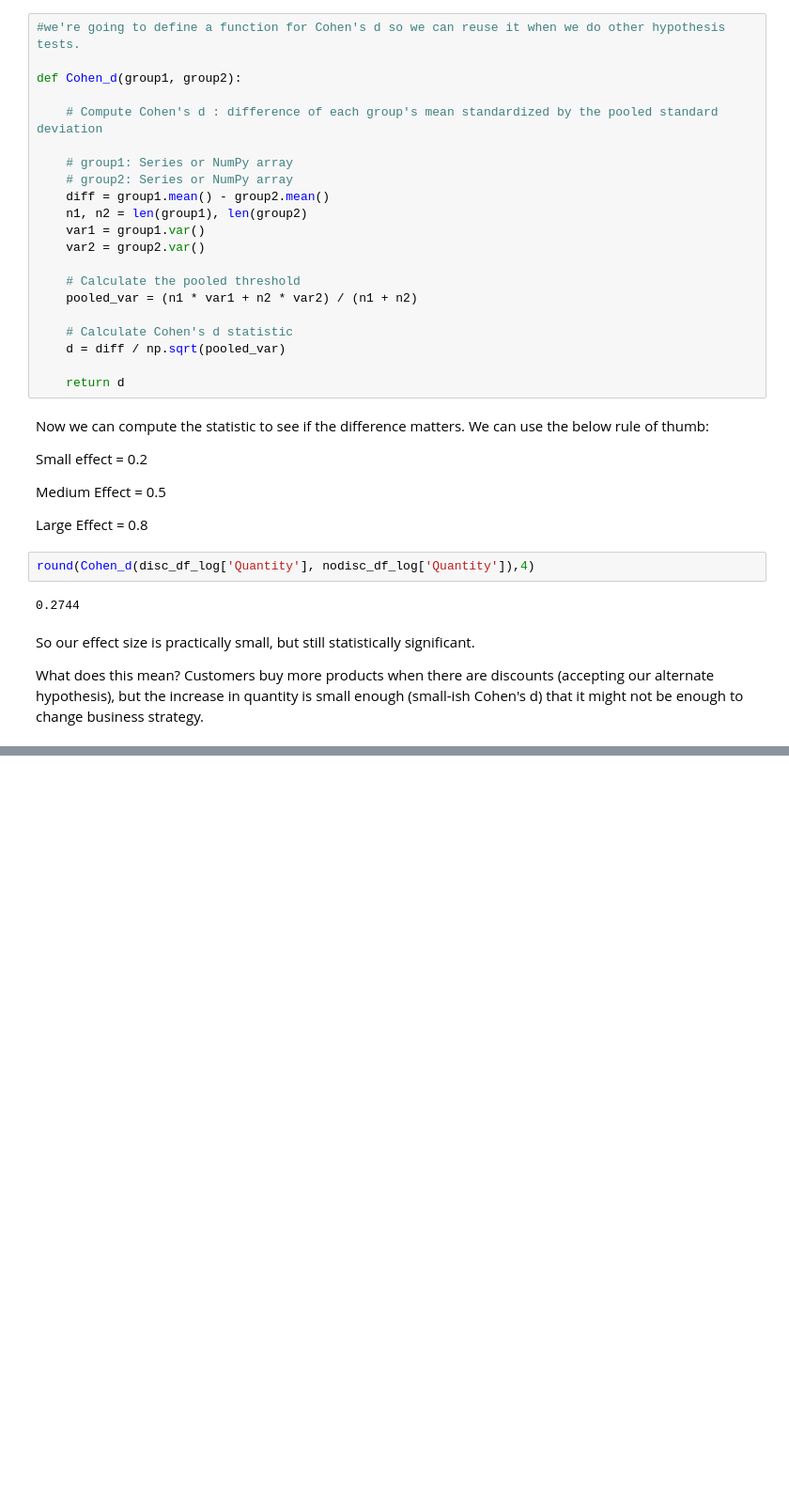
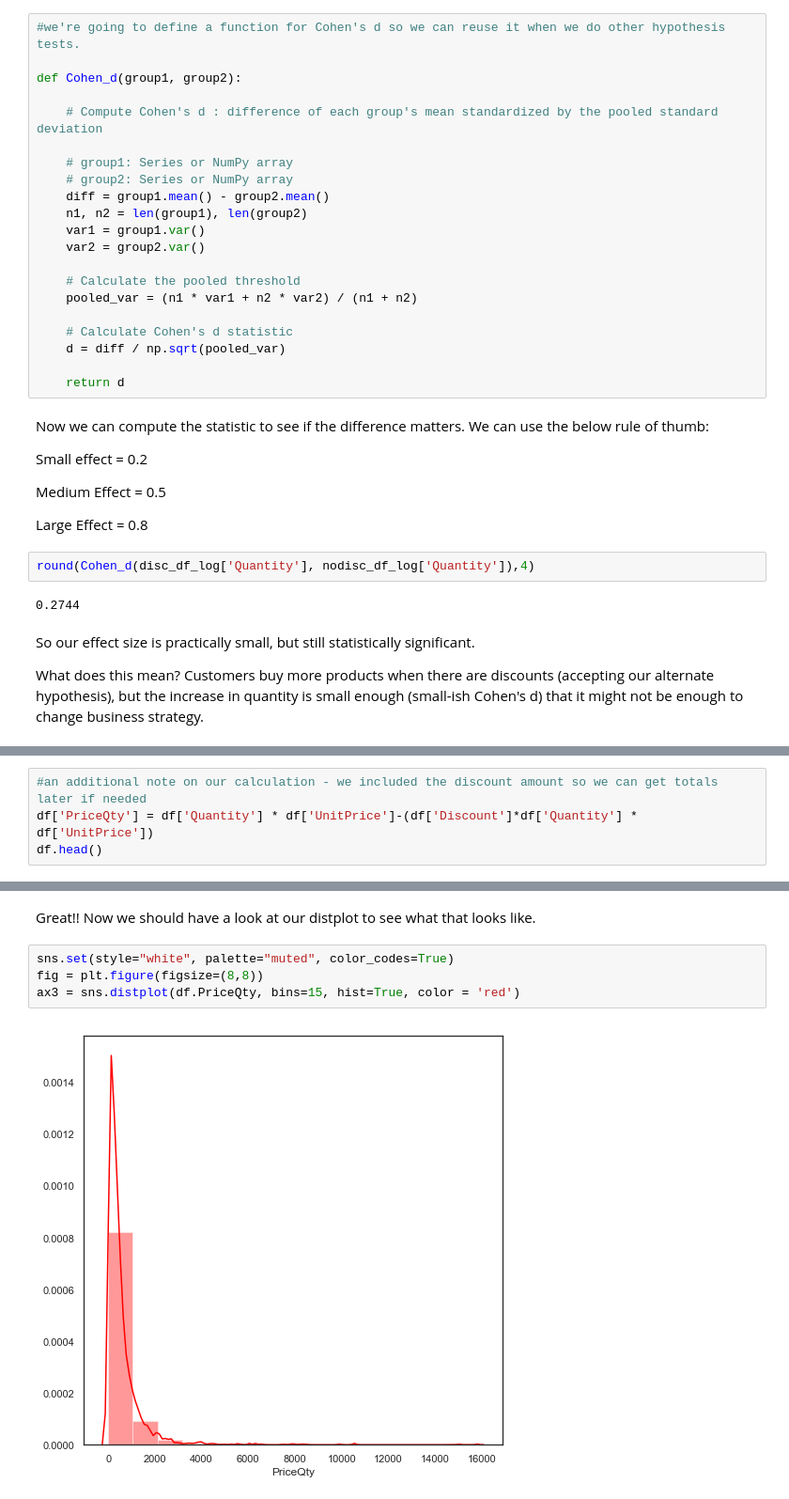
Before and after one commit to MissAle17/dsc-2-final-project-online-ds-sp-000, a Jupyter notebook: Module2.ipynb, the cells around one changed output, grey strips where cells are left out. Shown at 94% size. Cells and saved outputs as stored; diff of their text form; blank space fills up the shorter version.

```diff
--- a/Module2.ipynb
+++ b/Module2.ipynb
@@ -295,0 +309,4 @@ Let's state our next hypothesis and walk through our analysis.
+# %%
+#an additional note on our calculation - we included the discount amount so we can get totals later if needed
+df['PriceQty'] = df['Quantity'] * df['UnitPrice']-(df['Discount']*df['Quantity'] * df['UnitPrice'])
+df.head()
@@ -295,0 +320,8 @@ Let's state our next hypothesis and walk through our analysis.
+# %% [markdown]
+Great!! Now we should have a look at our distplot to see what that looks like.
+# %%
+sns.set(style="white", palette="muted", color_codes=True)
+fig = plt.figure(figsize=(8,8))
+ax3 = sns.distplot(df.PriceQty, bins=15, hist=True, color = 'red')
+# %% [output]
+[figure, added]
```
Also changed, not shown: parts of 9 cells of this notebook.
